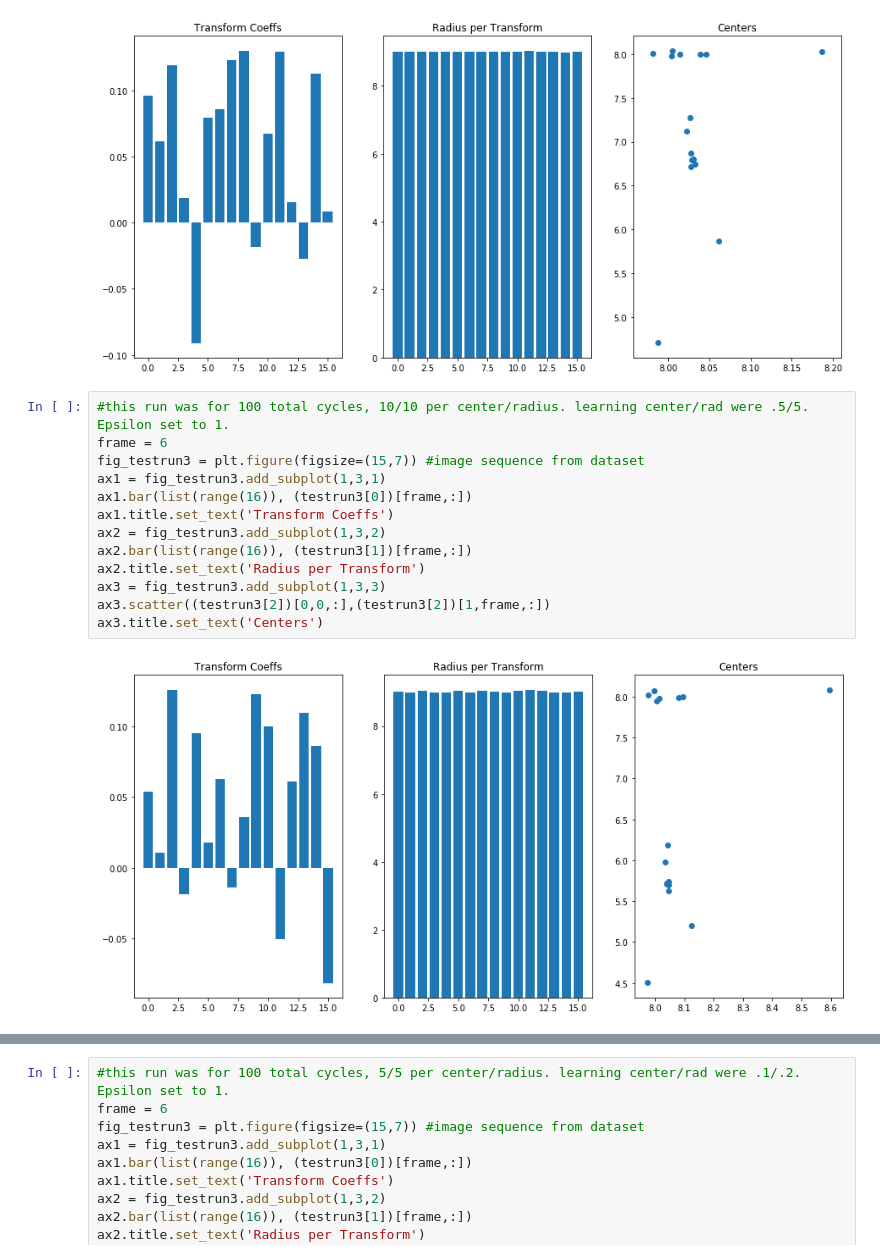
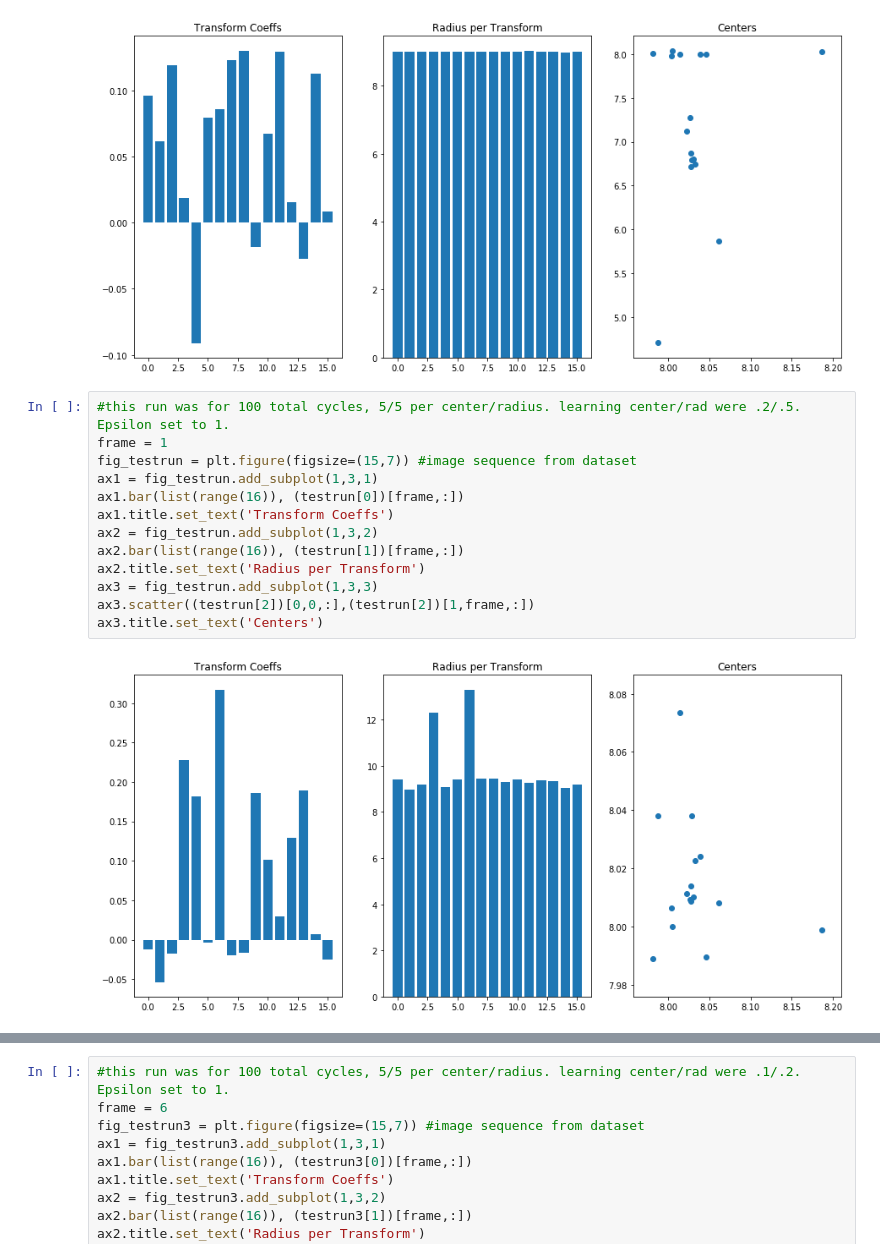
Before and after one commit to shazoop/FormMotion, a Jupyter notebook: Trial2-Tanh-OptEinsum-PyTorchPort-TranslationOnly.ipynb, the cells around one changed output, grey strips where cells are left out. Drawn from its saved outputs; the diff is of its cells as text.

```diff
--- a/Trial2-Tanh-OptEinsum-PyTorchPort-TranslationOnly.ipynb
+++ b/Trial2-Tanh-OptEinsum-PyTorchPort-TranslationOnly.ipynb
@@ -830,17 +830,17 @@ ax3.title.set_text('Centers')
 # %% [output]
 [figure]
 # %%
-#this run was for 100 total cycles, 10/10 per center/radius. learning center/rad were .5/5. Epsilon set to 1.
-frame = 6
-fig_testrun3 = plt.figure(figsize=(15,7)) #image sequence from dataset
-ax1 = fig_testrun3.add_subplot(1,3,1)
-ax1.bar(list(range(16)), (testrun3[0])[frame,:])
+#this run was for 100 total cycles, 5/5 per center/radius. learning center/rad were .2/.5. Epsilon set to 1.
+frame = 1
+fig_testrun = plt.figure(figsize=(15,7)) #image sequence from dataset
+ax1 = fig_testrun.add_subplot(1,3,1)
+ax1.bar(list(range(16)), (testrun[0])[frame,:])
 ax1.title.set_text('Transform Coeffs')
-ax2 = fig_testrun3.add_subplot(1,3,2)
-ax2.bar(list(range(16)), (testrun3[1])[frame,:])
+ax2 = fig_testrun.add_subplot(1,3,2)
+ax2.bar(list(range(16)), (testrun[1])[frame,:])
 ax2.title.set_text('Radius per Transform')
-ax3 = fig_testrun3.add_subplot(1,3,3)
-ax3.scatter((testrun3[2])[0,0,:],(testrun3[2])[1,frame,:])
+ax3 = fig_testrun.add_subplot(1,3,3)
+ax3.scatter((testrun[2])[0,0,:],(testrun[2])[1,frame,:])
 ax3.title.set_text('Centers')
 # %% [output]
-[figure, old version]
+[figure, new version]
```
Also changed, not shown: parts of 1 cell of this notebook.
